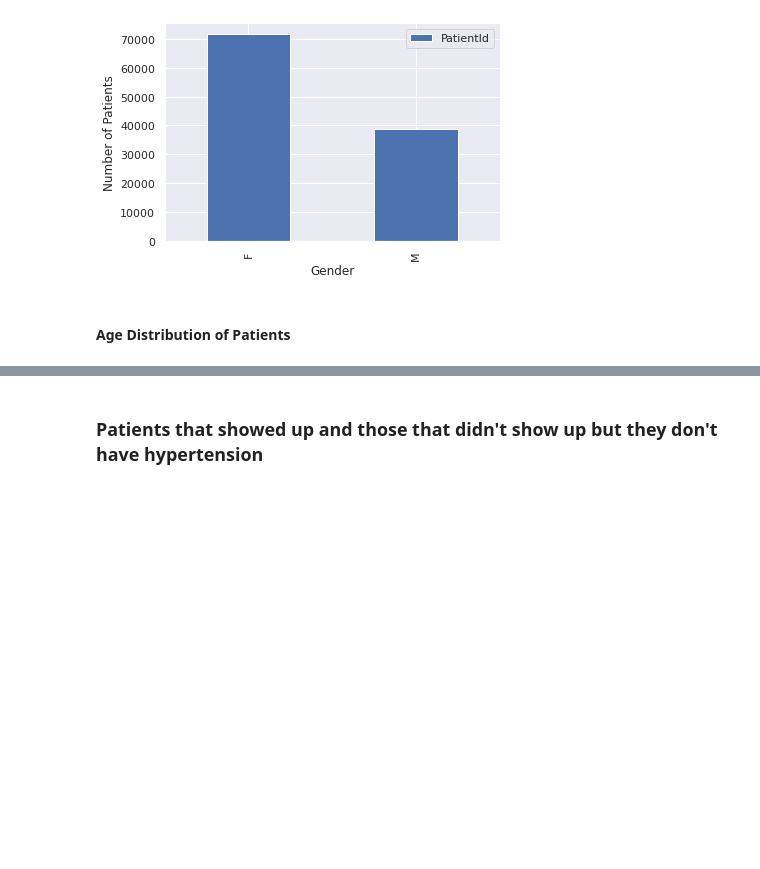
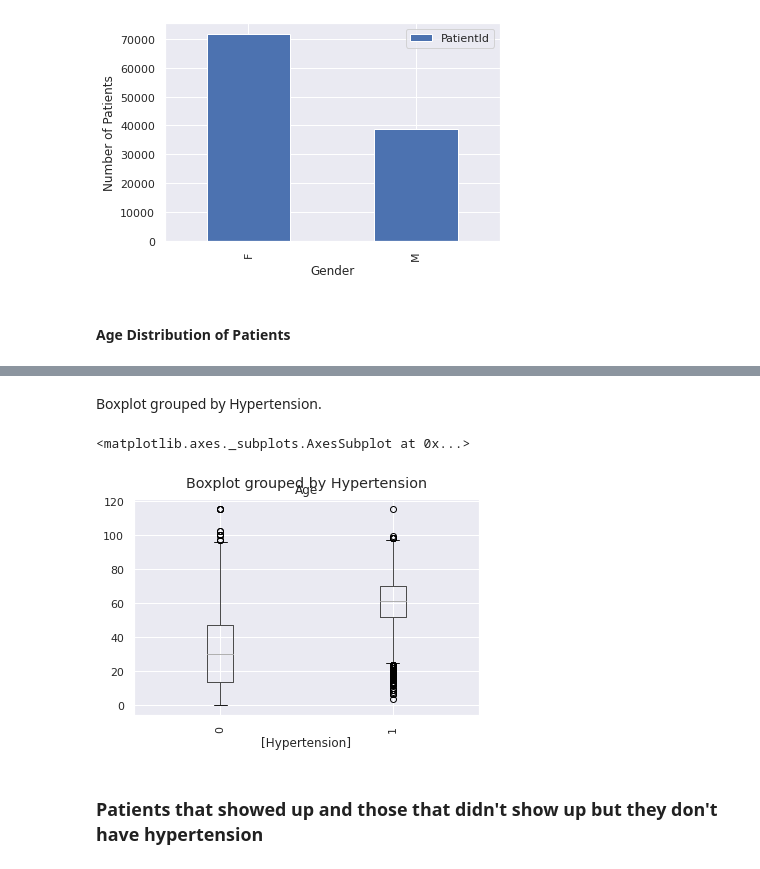
Before and after one commit to michael-samuel2306/Sammix, a Jupyter notebook: Michael_Samuel_Udacity_Project.ipynb, the cells around one changed output, grey strips where cells are left out. Drawn from its saved outputs; the diff is of its cells as text; code cells hidden in the pictures; blank space fills up the shorter version.

```diff
--- a/Michael_Samuel_Udacity_Project.ipynb
+++ b/Michael_Samuel_Udacity_Project.ipynb
@@ -185,3 +189,10 @@ dataset.boxplot(column=['Age'], by = ['No-show'], rot = 90)
+# %% [markdown]
+Boxplot grouped by Hypertension.
+# %%
+dataset.boxplot(column=['Age'], by = ['Hypertension'], rot = 90)
+# %% [output]
+<matplotlib.axes._subplots.AxesSubplot at 0x...>
+[figure, added]
 # %% [markdown]
 ### Patients that showed up and those that didn't show up but they don't have hypertension
 # %%
```
Also changed, not shown: parts of 3 cells of this notebook.
